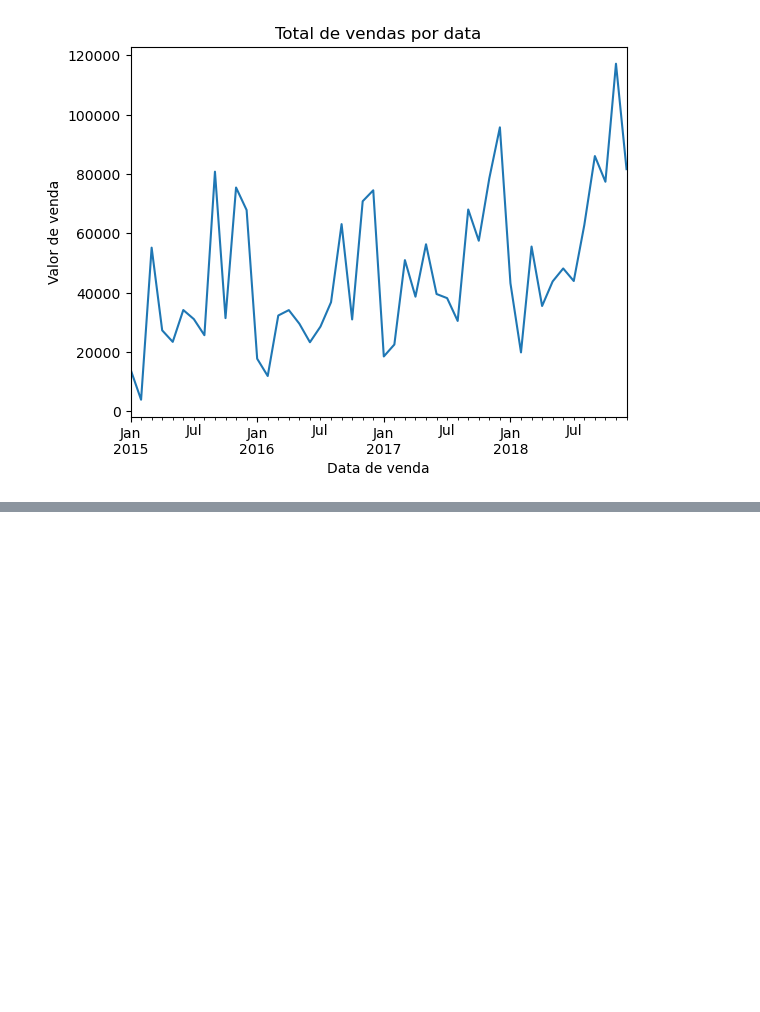
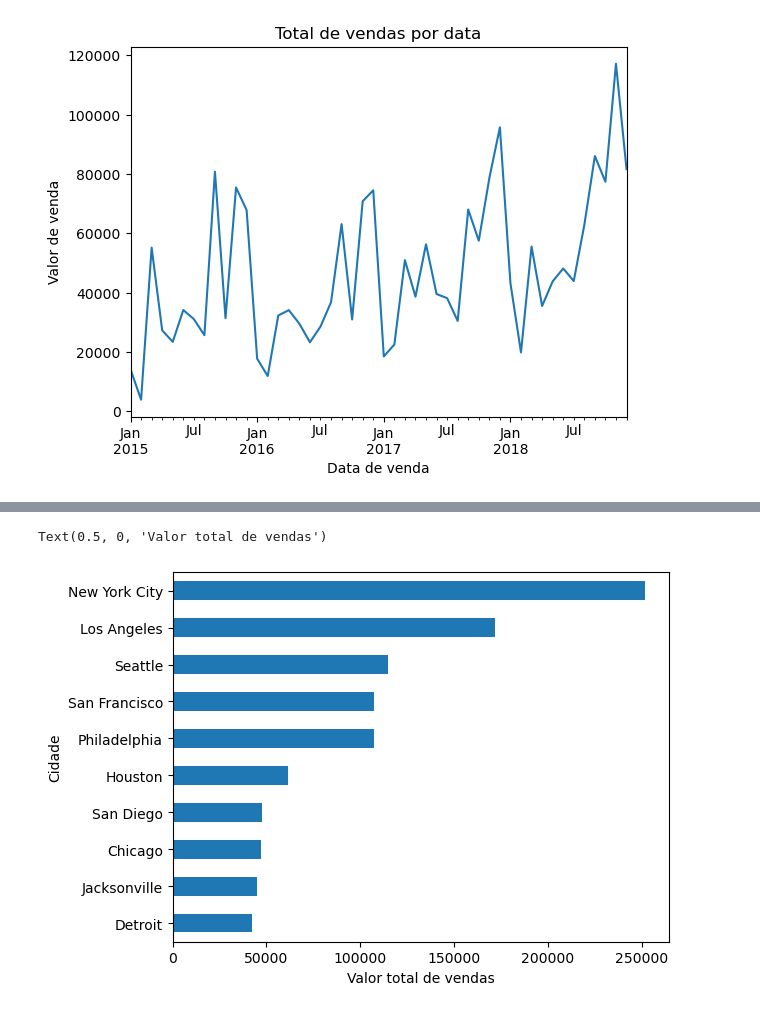
Before and after one commit to buenogi/Comercio, a Jupyter notebook: Analise.ipynb, the cells around one changed output, grey strips where cells are left out. Cells and saved outputs as stored; diff of their text form; code cells hidden in the pictures; blank space fills up the shorter version.

```diff
--- a/Analise.ipynb
+++ b/Analise.ipynb
@@ -64,0 +75,8 @@ Text(0.5, 0, 'Data de venda')
+# %%
+# Pergunta 4 - Quais São as 10 Cidades com Maior Total de Vendas?
+total_por_cidade = dados.groupby("Cidade")["Valor_Venda"].sum()
+total_por_cidade_ord = total_por_cidade.sort_values(ascending = False)
+total_por_cidade_10primeiras = total_por_cidade_ord.head(n = 10)
+# %% [output]
+Text(0.5, 0, 'Valor total de vendas')
+[figure, added]
```
Also changed, not shown: parts of 4 cells of this notebook.
